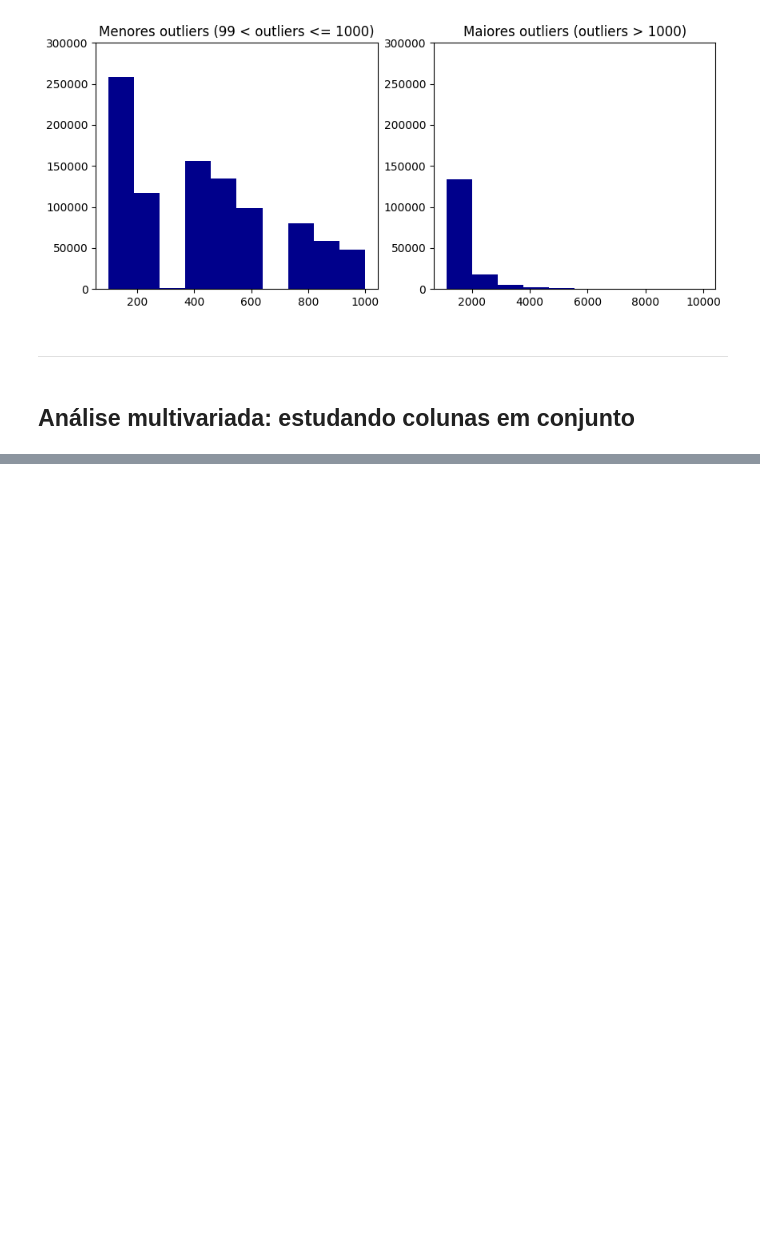
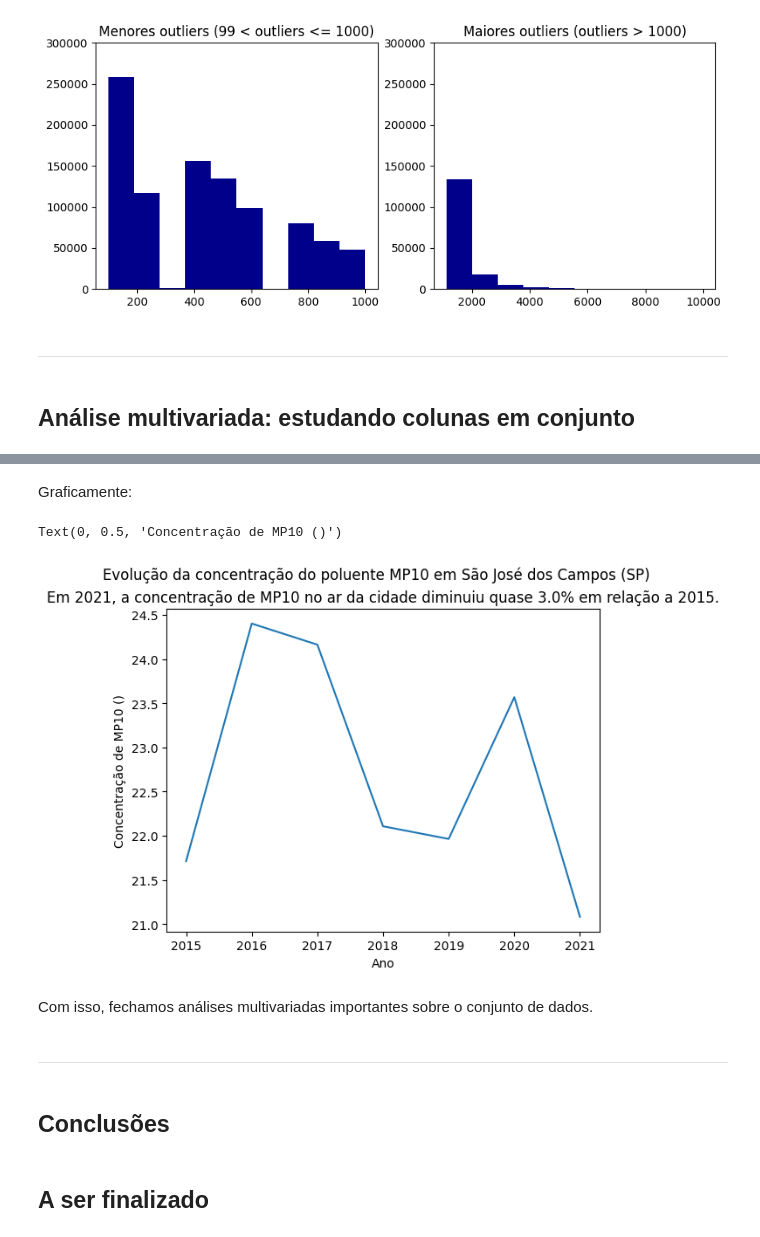
Before and after one commit to Samirnunes/data-science, a Jupyter notebook: eda_air_pollution_sao_paulo.ipynb, the cells around one changed output, grey strips where cells are left out. Saved outputs shown, nothing was run; the diff lists cells and outputs as text; code cells hidden in the pictures; blank space fills up the shorter version.

```diff
--- a/eda_air_pollution_sao_paulo.ipynb
+++ b/eda_air_pollution_sao_paulo.ipynb
@@ -706,0 +961,4 @@ Text(0.5, 1.0, 'Maiores outliers (outliers > 1000)')
+# %%
+data_aux5 = data[['Data', 'Estacao', 'Valor', 'Unidade', 'Poluente']].copy()
+data_aux5['Ano'] = data_aux5['Data'].apply(lambda x: x.split('-')[0])
+data_aux5.head()
@@ -706,0 +972,2 @@ Text(0.5, 1.0, 'Maiores outliers (outliers > 1000)')
+# %%
+grouped_data_aux5 = data_aux5.groupby(by = ['Ano', 'Estacao', 'Poluente']).mean(numeric_only = True)
@@ -706,0 +986,7 @@ Text(0.5, 1.0, 'Maiores outliers (outliers > 1000)')
+# %%
+# Outra possibilidade:
+# mp10_evolution = grouped_data_aux5.loc[:, :, 'MP10', :] --> sintaxe pior
+# A maneira correta de selecionar todo o conteúdo de um nível específico é usando slice(None).
+
+mp10_evolution = grouped_data_aux5.loc[(slice(None), slice(None), 'MP10'), :]
+mp10_evolution
@@ -706,0 +1010,3 @@ Text(0.5, 1.0, 'Maiores outliers (outliers > 1000)')
+# %%
+sjc_mp10_evolution = mp10_evolution.loc[(slice(None), 'São José dos Campos', slice(None)), :]
+sjc_mp10_evolution
@@ -706,0 +1023,25 @@ Text(0.5, 1.0, 'Maiores outliers (outliers > 1000)')
+# %% [markdown]
+Graficamente:
+# %%
+sjc_mp10_values = sjc_mp10_evolution.values
+sjc_mp10_years = sjc_mp10_evolution.index.get_level_values(0)
+
+mp10_drop_percentage = (round(100 * abs((sjc_mp10_evolution.loc['2021'] - sjc_mp10_evolution.loc['2015'].values[0][0])
+                                        /sjc_mp10_evolution.loc['2015']).values[0][0], 0))
+
+plt.plot(sjc_mp10_years, sjc_mp10_values)
+plt.suptitle('Evolução da concentração do poluente MP10 em São José dos Campos (SP)')
+plt.title(f'Em 2021, a concentração de MP10 no ar da cidade diminuiu quase {mp10_drop_percentage}% em relação a 2015.')
+plt.xlabel('Ano')
+plt.ylabel('Concentração de MP10 ()')
+# %% [output]
+Text(0, 0.5, 'Concentração de MP10 ()')
+[figure, added]
+# %% [markdown]
+Com isso, fechamos análises multivariadas importantes sobre o conjunto de dados.
+# %% [markdown]
+---
+# %% [markdown]
+## Conclusões
+# %% [markdown]
+## A ser finalizado
```
Also changed, not shown: parts of 62 cells of this notebook.
